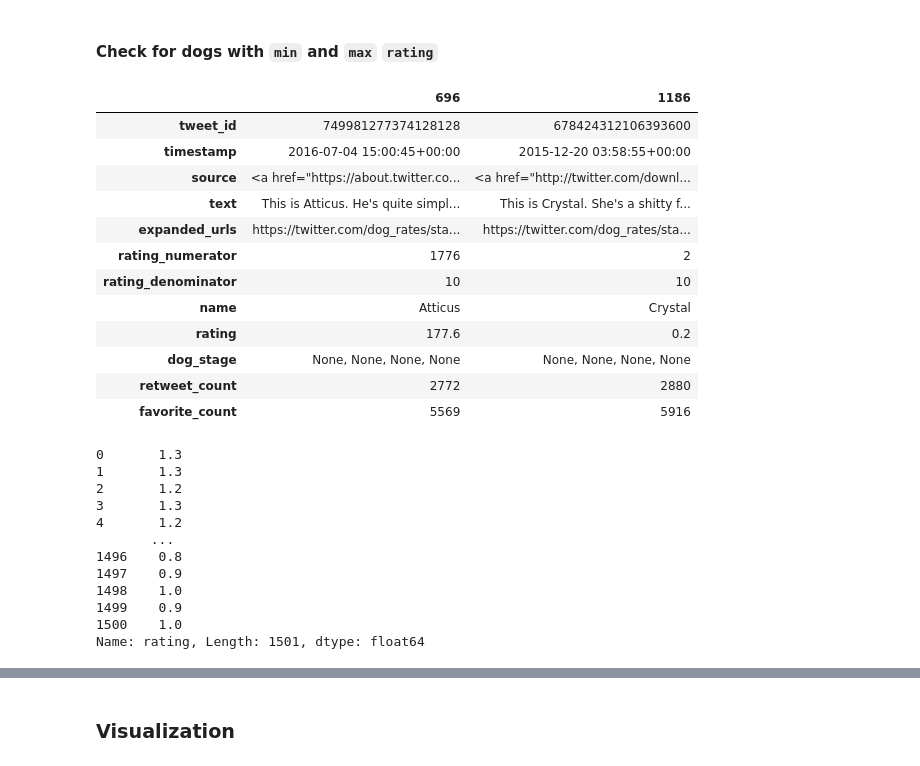
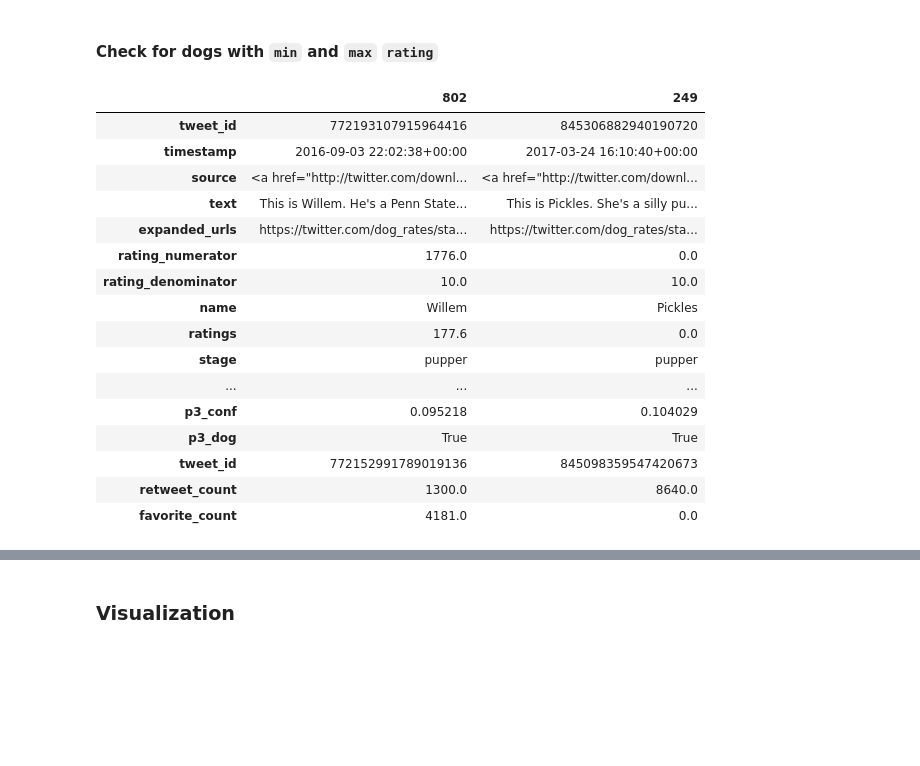
Before and after one commit to Reganmatics/Udacity_WeRateDogs_project, a Jupyter notebook: wrangle_act.ipynb, the cells around one changed output, grey strips where cells are left out. Saved outputs shown, nothing was run; the diff lists cells and outputs as text; code cells hidden in the pictures; blank space fills up the shorter version.

```diff
--- a/wrangle_act.ipynb
+++ b/wrangle_act.ipynb
@@ -715,2 +800,19 @@ df_1_clean = df_1_clean.drop(columns = cols, axis =1)
+# %%
+stages = ['doggo', 'floofer', 'pupper', 'puppo']
+for stage in stages:
+    df_1_clean[stage] = df_1_clean[stage].apply(lambda x: np.NaN if x == 'None' else x)
+
+df_1_clean['stage'] = df_1_clean[['doggo', 'floofer', 'pupper', 'puppo']].astype(str).sum(1)
+df_1_clean['stage'] = df_1_clean['stage'].apply(lambda x: x.replace('nan', ''))
+df_1_clean['stage'] = df_1_clean['stage'].apply(lambda x: np.NaN if x == '' else x)
+
+df_1_clean['stage'].replace({'doggopupper':'doggo pupper',
+                                'doggofloofer':'doggo floofer',
+                                'doggopuppo':'doggo puppo',
+                                '':None}, inplace=True)
+# %%
+# Drop individual dog stage columns
+cols_to_drop = ['doggo', 'floofer', 'pupper', 'puppo']
+df_1_clean.drop(cols_to_drop, axis=1, inplace=True)
 # %% [markdown]
 #### Test
@@ -739,3 +866,8 @@ df_master =  pd.merge(df_1_clean, df_3_clean, on='tweet_id')
+# %%
+#df_master =  pd.merge(df_1_clean, df_3_clean, on='tweet_id')
+#df_master = pd.merge(df_1_clean, df_2_clean, on='tweet_id')
+#df_master = pd.merge(df_master, df_3_clean, on='tweet_id')
+df_master = pd.concat([df_1_clean, df_2_clean, df_3_clean], join='outer', axis=1)
 # %% [markdown]
 ### Test
 # %%
@@ -761,0 +899,2 @@ memory usage: 55.3 KB
+# %%
+df_master = df_master[~df_master.retweet_count.isnull()]
@@ -822,33 +975,22 @@ min_max('retweet_count')
 # %% [markdown]
 #### Check for dogs with `min` and `max` `rating`
 # %%
-min_max('rating')
+min_max('ratings')
 # %% [output]
-|  | 696 | 1186 |
-| tweet_id | 749981277374128128 | 678424312106393600 |
-| timestamp | 2016-07-04 15:00:45+00:00 | 2015-12-20 03:58:55+00:00 |
-| source | <a href="https://about.twitter.co... | <a href="http://twitter.com/downl... |
-| text | This is Atticus. He's quite simpl... | This is Crystal. She's a shitty f... |
+|  | 802 | 249 |
+| tweet_id | 772193107915964416 | 845306882940190720 |
+| timestamp | 2016-09-03 22:02:38+00:00 | 2017-03-24 16:10:40+00:00 |
+| source | <a href="http://twitter.com/downl... | <a href="http://twitter.com/downl... |
+| text | This is Willem. He's a Penn State... | This is Pickles. She's a silly pu... |
 | expanded_urls | https://twitter.com/dog_rates/sta... | https://twitter.com/dog_rates/sta... |
-| rating_numerator | 1776 | 2 |
-| rating_denominator | 10 | 10 |
-| name | Atticus | Crystal |
-| rating | 177.6 | 0.2 |
-| dog_stage | None, None, None, None | None, None, None, None |
-| retweet_count | 2772 | 2880 |
-| favorite_count | 5569 | 5916 |
+| rating_numerator | 1776.0 | 0.0 |
+| rating_denominator | 10.0 | 10.0 |
+| name | Willem | Pickles |
+| ratings | 177.6 | 0.0 |
+| stage | pupper | pupper |
+| ... | ... | ... |
+| p3_conf | 0.095218 | 0.104029 |
+| p3_dog | True | True |
+| tweet_id | 772152991789019136 | 845098359547420673 |
+| retweet_count | 1300.0 | 8640.0 |
+| favorite_count | 4181.0 | 0.0 |
-# %%
-df_master.rating
-# %% [output]
-0       1.3
-1       1.3
-2       1.2
-3       1.3
-4       1.2
-       ...
-1496    0.8
-1497    0.9
-1498    1.0
-1499    0.9
-1500    1.0
-Name: rating, Length: 1501, dtype: float64
```
Also changed, not shown: parts of 46 cells of this notebook, 11 other files.
